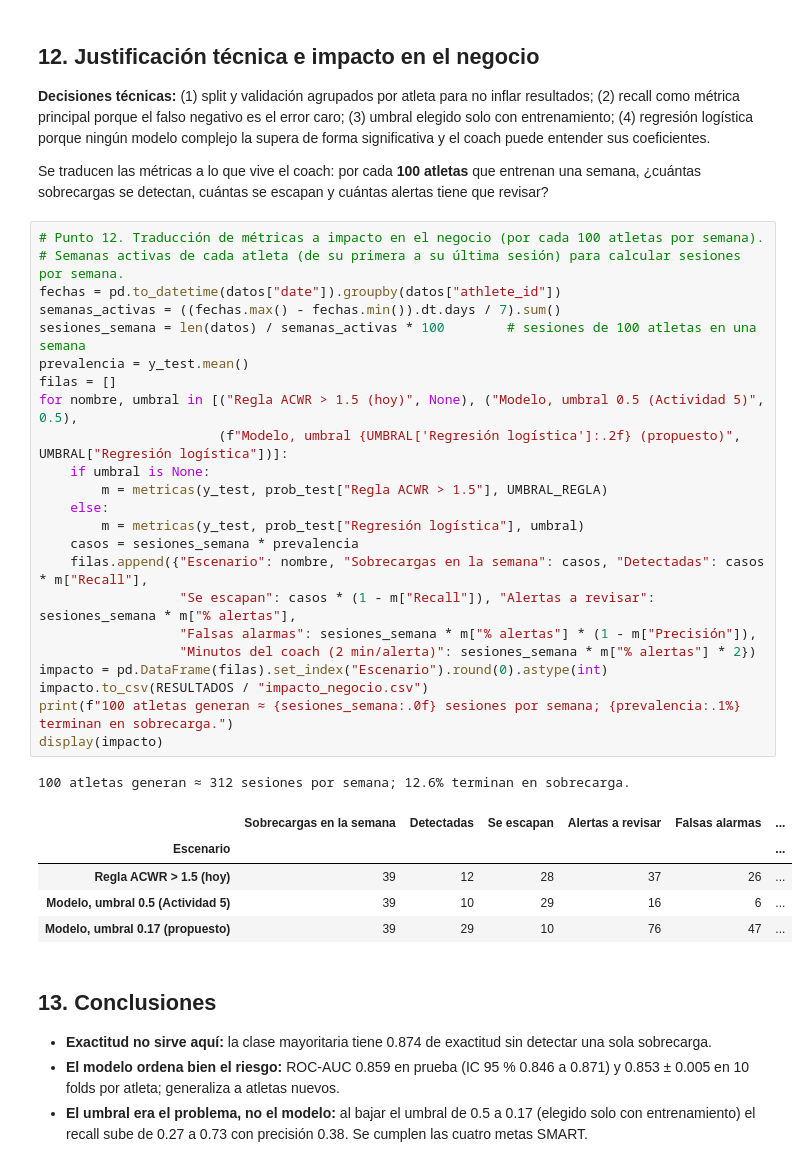
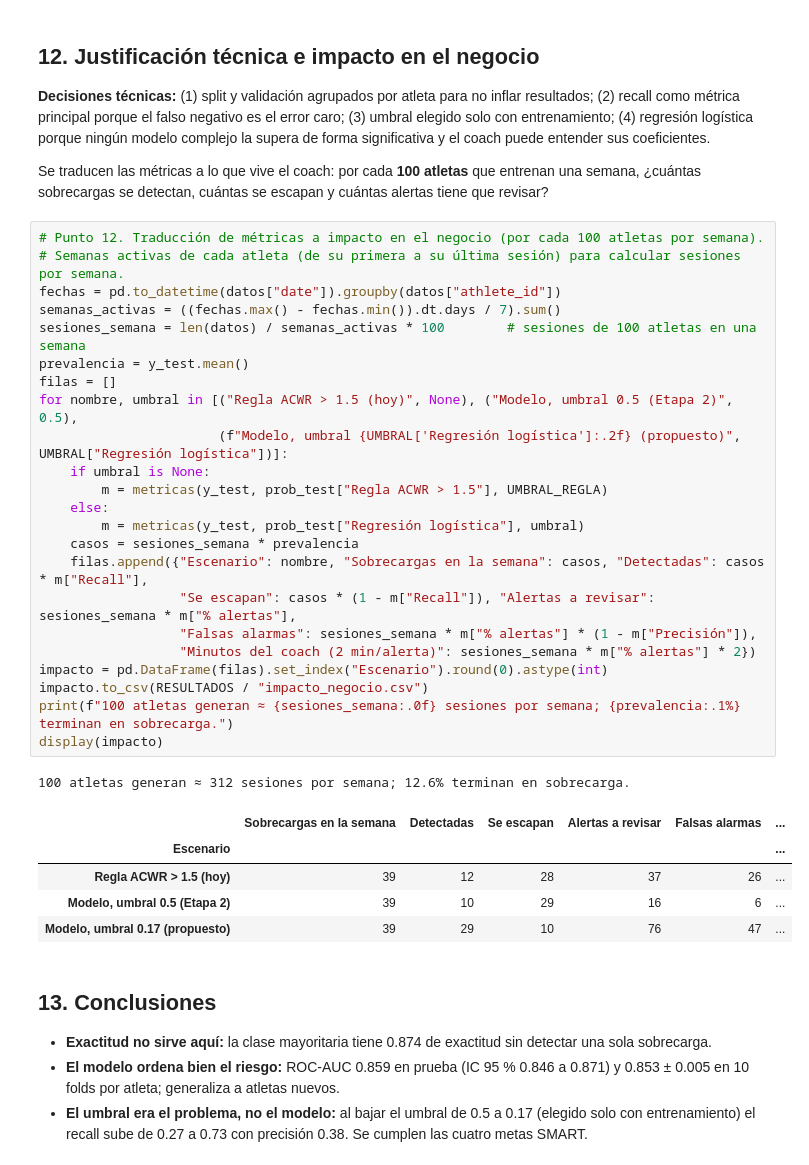
Before and after one commit to rick-lastra/WODPredict-AI_etapa-3_evaluacion-modelo, a Jupyter notebook: evaluacion.ipynb, the cells around one changed output. Cells and saved outputs as stored; diff of their text form.

Commit message:
docs: replace 'Actividad N' with stage names inside notebooks/PDFs; genericize local path

```diff
--- a/evaluacion.ipynb
+++ b/evaluacion.ipynb
@@ -783,32 +783,32 @@ sobrecargas se detectan, cuántas se escapan y cuántas alertas tiene que revisa
 # %%
 # Punto 12. Traducción de métricas a impacto en el negocio (por cada 100 atletas por semana).
 # Semanas activas de cada atleta (de su primera a su última sesión) para calcular sesiones por semana.
 fechas = pd.to_datetime(datos["date"]).groupby(datos["athlete_id"])
 semanas_activas = ((fechas.max() - fechas.min()).dt.days / 7).sum()
 sesiones_semana = len(datos) / semanas_activas * 100        # sesiones de 100 atletas en una semana
 prevalencia = y_test.mean()
 filas = []
-for nombre, umbral in [("Regla ACWR > 1.5 (hoy)", None), ("Modelo, umbral 0.5 (Actividad 5)", 0.5),
+for nombre, umbral in [("Regla ACWR > 1.5 (hoy)", None), ("Modelo, umbral 0.5 (Etapa 2)", 0.5),
                        (f"Modelo, umbral {UMBRAL['Regresión logística']:.2f} (propuesto)", UMBRAL["Regresión logística"])]:
     if umbral is None:
         m = metricas(y_test, prob_test["Regla ACWR > 1.5"], UMBRAL_REGLA)
     else:
         m = metricas(y_test, prob_test["Regresión logística"], umbral)
     casos = sesiones_semana * prevalencia
     filas.append({"Escenario": nombre, "Sobrecargas en la semana": casos, "Detectadas": casos * m["Recall"],
                   "Se escapan": casos * (1 - m["Recall"]), "Alertas a revisar": sesiones_semana * m["% alertas"],
                   "Falsas alarmas": sesiones_semana * m["% alertas"] * (1 - m["Precisión"]),
                   "Minutos del coach (2 min/alerta)": sesiones_semana * m["% alertas"] * 2})
 impacto = pd.DataFrame(filas).set_index("Escenario").round(0).astype(int)
 impacto.to_csv(RESULTADOS / "impacto_negocio.csv")
 print(f"100 atletas generan ≈ {sesiones_semana:.0f} sesiones por semana; {prevalencia:.1%} terminan en sobrecarga.")
 display(impacto)
 # %% [output]
 100 atletas generan ≈ 312 sesiones por semana; 12.6% terminan en sobrecarga.
 |  | Sobrecargas en la semana | Detectadas | Se escapan | Alertas a revisar | Falsas alarmas | ... |
 | Escenario |  |  |  |  |  | ... |
 | Regla ACWR > 1.5 (hoy) | 39 | 12 | 28 | 37 | 26 | ... |
-| Modelo, umbral 0.5 (Actividad 5) | 39 | 10 | 29 | 16 | 6 | ... |
+| Modelo, umbral 0.5 (Etapa 2) | 39 | 10 | 29 | 16 | 6 | ... |
 | Modelo, umbral 0.17 (propuesto) | 39 | 29 | 10 | 76 | 47 | ... |
 # %% [markdown]
 ## 13. Conclusiones
```
Also changed, not shown: parts of 6 cells of this notebook, 1 other file.
